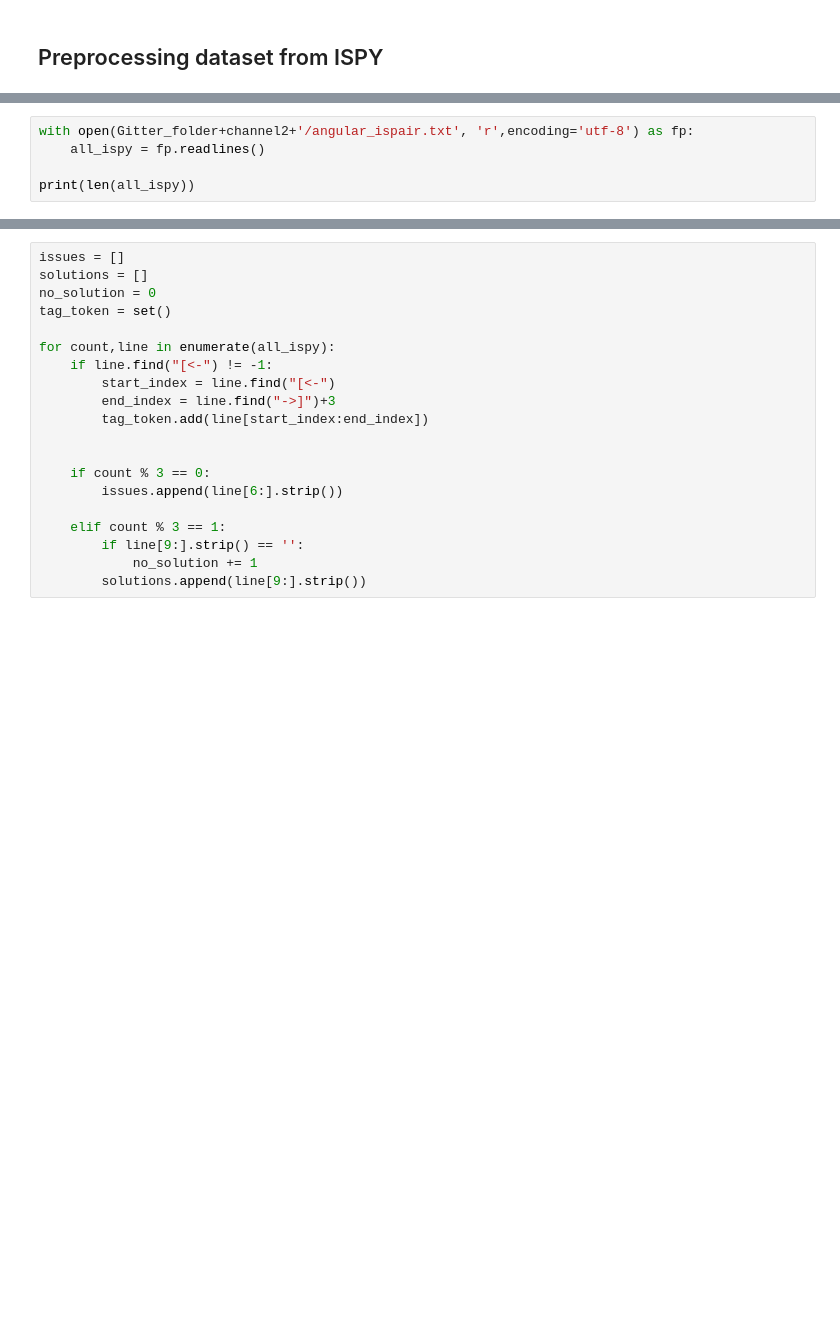
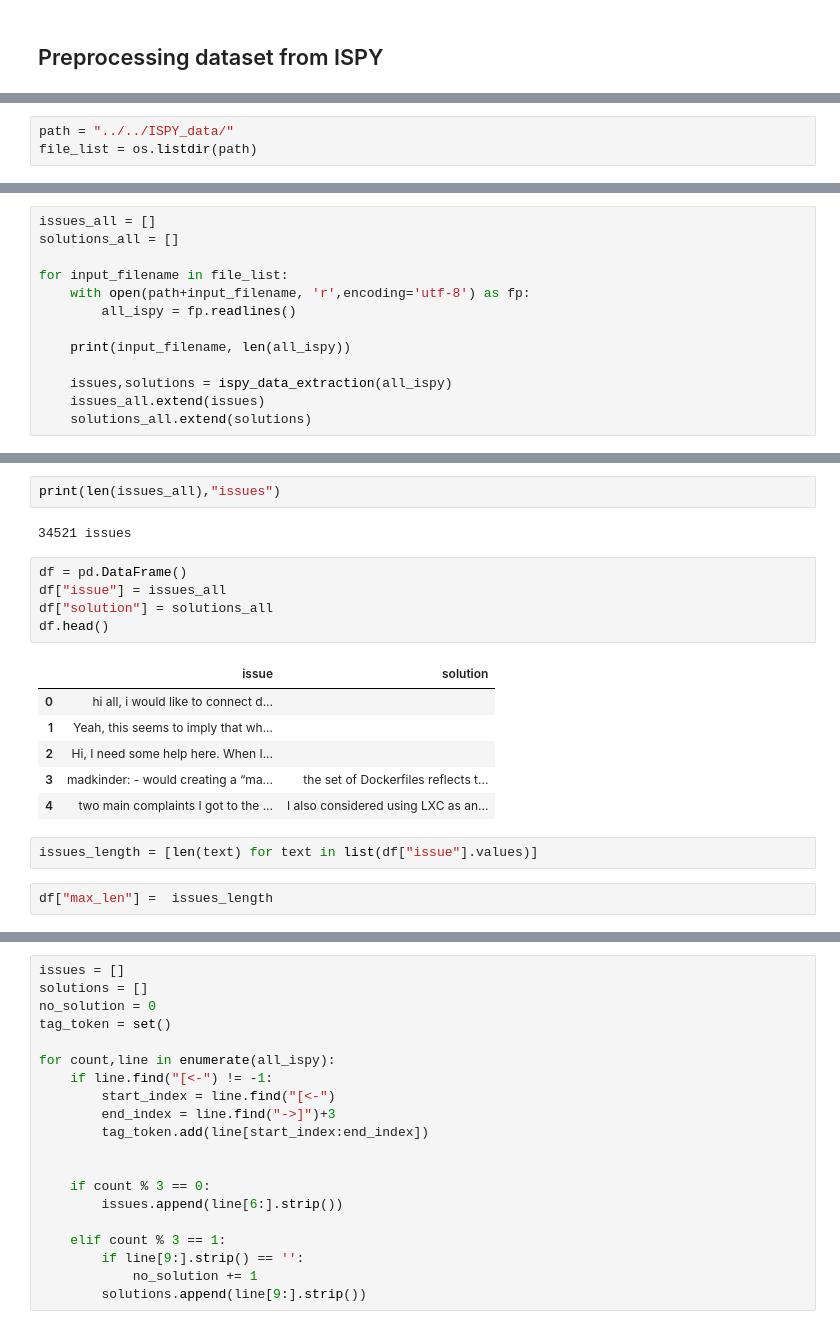
Before and after one commit to NoleWang/Respondent_Recommendation, a Jupyter notebook: Data/tools/ISPY_preprocess.ipynb, the cells around one changed output, grey strips where cells are left out. Cells and saved outputs as stored; diff of their text form; blank space fills up the shorter version.

```diff
--- a/Data/tools/ISPY_preprocess.ipynb
+++ b/Data/tools/ISPY_preprocess.ipynb
@@ -943,0 +971,3 @@ for input_filename in os.listdir(path):
+# %%
+path = "../../ISPY_data/"
+file_list = os.listdir(path)
@@ -944,5 +985,13 @@ for input_filename in os.listdir(path):
 # %%
-with open(Gitter_folder+channel2+'/angular_ispair.txt', 'r',encoding='utf-8') as fp:
-    all_ispy = fp.readlines()
+issues_all = []
+solutions_all = []
 
-print(len(all_ispy))
+for input_filename in file_list:
+    with open(path+input_filename, 'r',encoding='utf-8') as fp:
+        all_ispy = fp.readlines()
+
+    print(input_filename, len(all_ispy))
+
+    issues,solutions = ispy_data_extraction(all_ispy)
+    issues_all.extend(issues)
+    solutions_all.extend(solutions)
@@ -948,0 +1007,20 @@ print(len(all_ispy))
+# %%
+print(len(issues_all),"issues")
+# %% [output]
+34521 issues
+# %%
+df = pd.DataFrame()
+df["issue"] = issues_all
+df["solution"] = solutions_all
+df.head()
+# %% [output]
+|  | issue | solution |
+| 0 | hi all, i would like to connect d... |  |
+| 1 | Yeah, this seems to imply that wh... |  |
+| 2 | Hi, I need some help here. When I... |  |
+| 3 | madkinder: - would creating a “ma... | the set of Dockerfiles reflects t... |
+| 4 | two main complaints I got to the ... | I also considered using LXC as an... |
+# %%
+issues_length = [len(text) for text in list(df["issue"].values)]
+# %%
+df["max_len"] =  issues_length
```
Also changed, not shown: parts of 17 cells of this notebook.
